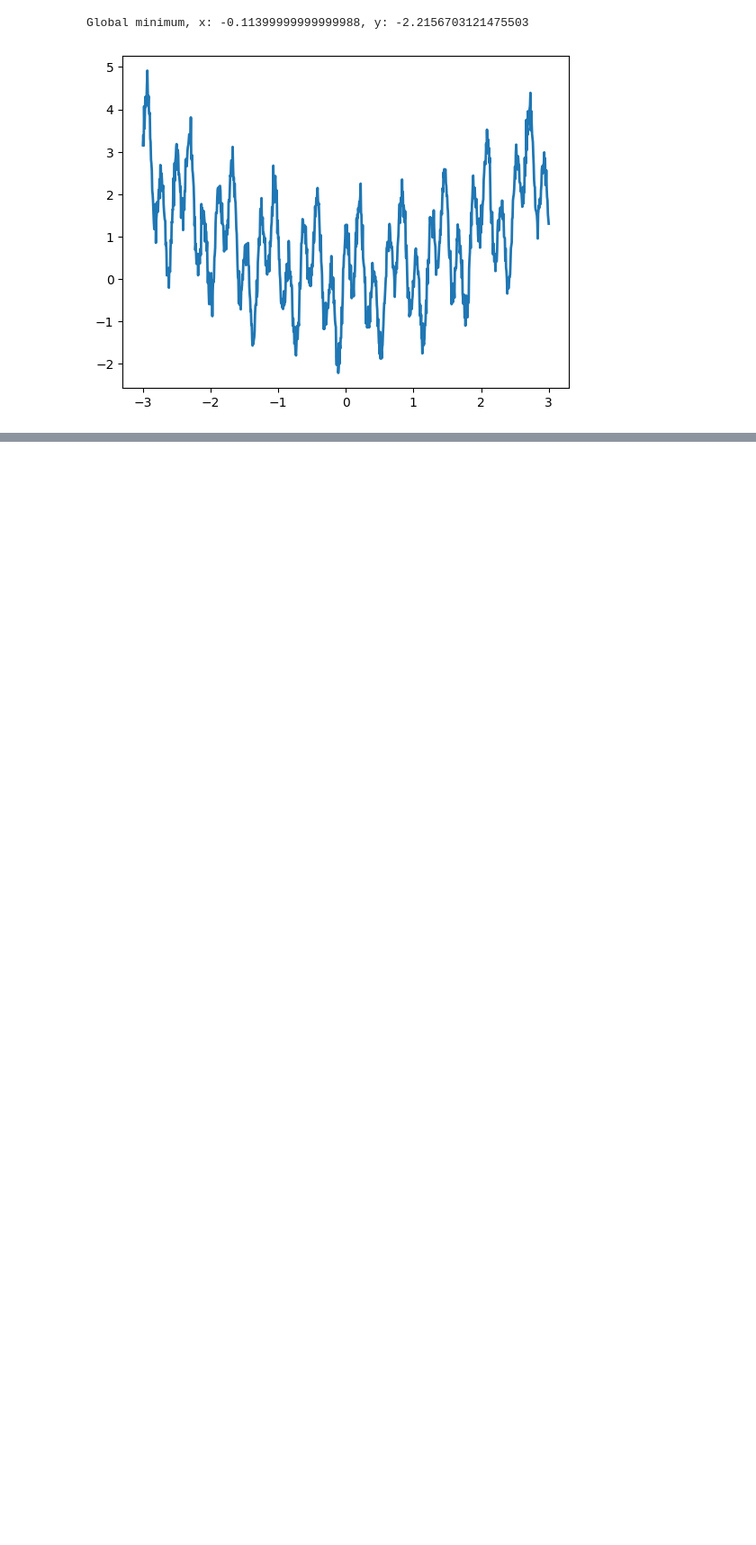
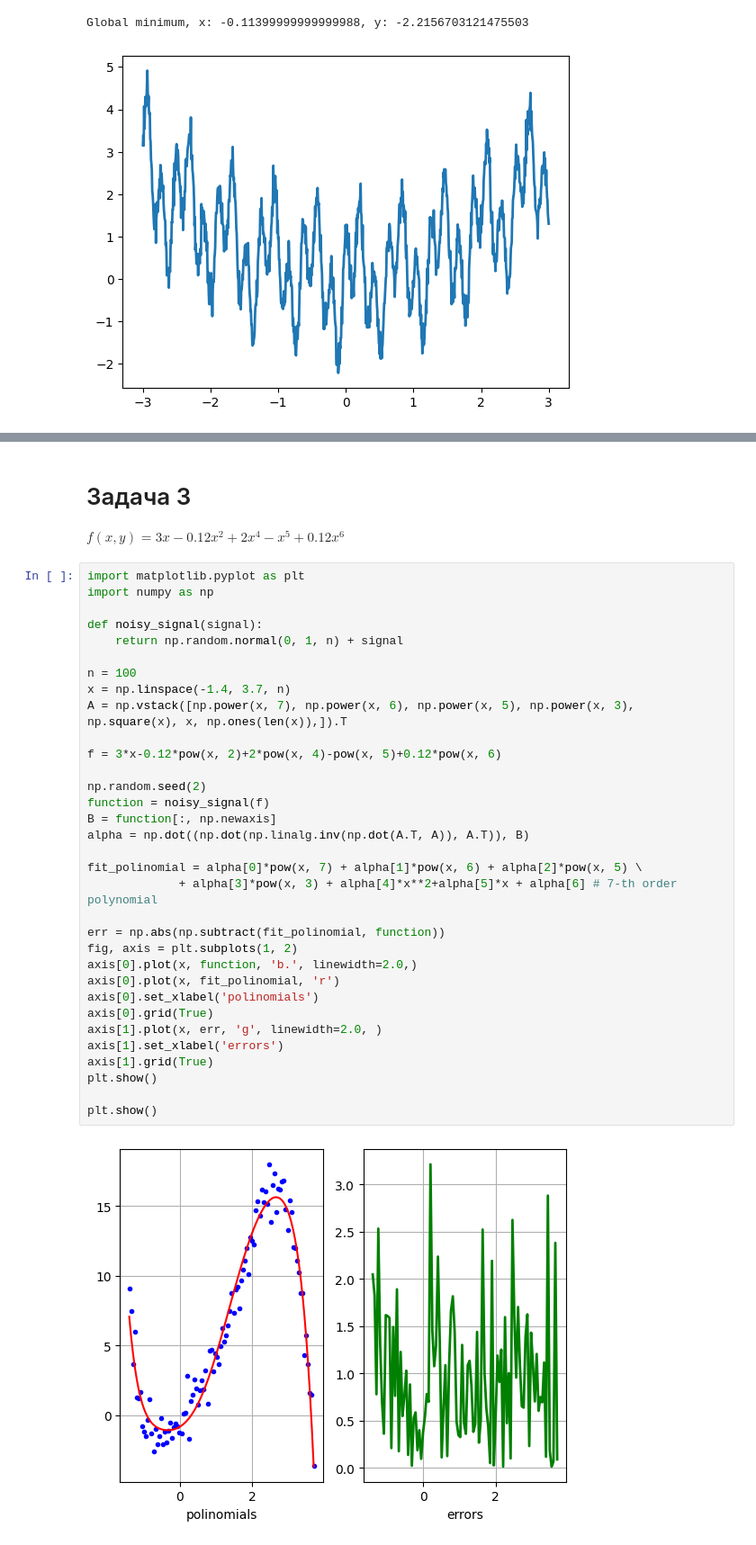
Before and after one commit to VasilyMarkov/Statistical-methods, a Jupyter notebook: 6_Markov.ipynb, the cells around one changed output, grey strips where cells are left out. Shown: that part at 90% size. Saved outputs shown, nothing was run; the diff lists cells and outputs as text; blank space fills up the shorter version.

```diff
--- a/6_Markov.ipynb
+++ b/6_Markov.ipynb
@@ -58,0 +120,38 @@ Global minimum, x: -0.11399999999999988, y: -2.2156703121475503
+# %% [markdown]
+# Задача 3
+\\(f(x,y) = 3x-0.12x^2+2x^4-x^5+0.12x^6\\)
+# %%
+import matplotlib.pyplot as plt
+import numpy as np
+
+def noisy_signal(signal):
+    return np.random.normal(0, 1, n) + signal
+
+n = 100
+x = np.linspace(-1.4, 3.7, n)
+A = np.vstack([np.power(x, 7), np.power(x, 6), np.power(x, 5), np.power(x, 3), np.square(x), x, np.ones(len(x)),]).T
+
+f = 3*x-0.12*pow(x, 2)+2*pow(x, 4)-pow(x, 5)+0.12*pow(x, 6)
+
+np.random.seed(2)
+function = noisy_signal(f)
+B = function[:, np.newaxis]
+alpha = np.dot((np.dot(np.linalg.inv(np.dot(A.T, A)), A.T)), B)
+
+fit_polinomial = alpha[0]*pow(x, 7) + alpha[1]*pow(x, 6) + alpha[2]*pow(x, 5) \
+             + alpha[3]*pow(x, 3) + alpha[4]*x**2+alpha[5]*x + alpha[6] # 7-th order polynomial
+
+err = np.abs(np.subtract(fit_polinomial, function))
+fig, axis = plt.subplots(1, 2)
+axis[0].plot(x, function, 'b.', linewidth=2.0,)
+axis[0].plot(x, fit_polinomial, 'r')
+axis[0].set_xlabel('polinomials')
+axis[0].grid(True)
+axis[1].plot(x, err, 'g', linewidth=2.0, )
+axis[1].set_xlabel('errors')
+axis[1].grid(True)
+plt.show()
+
+plt.show()
+# %% [output]
+[figure, added]
```
Also changed, not shown: parts of 8 cells of this notebook.
